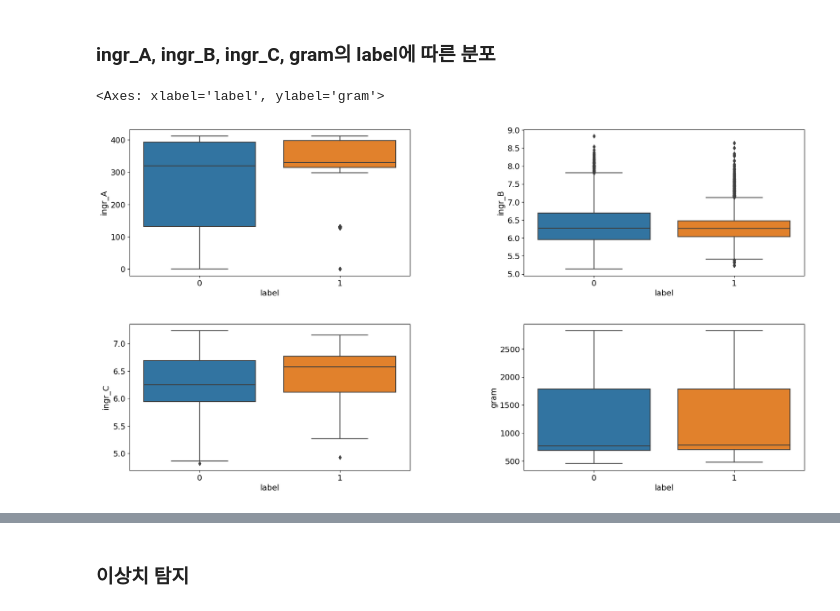
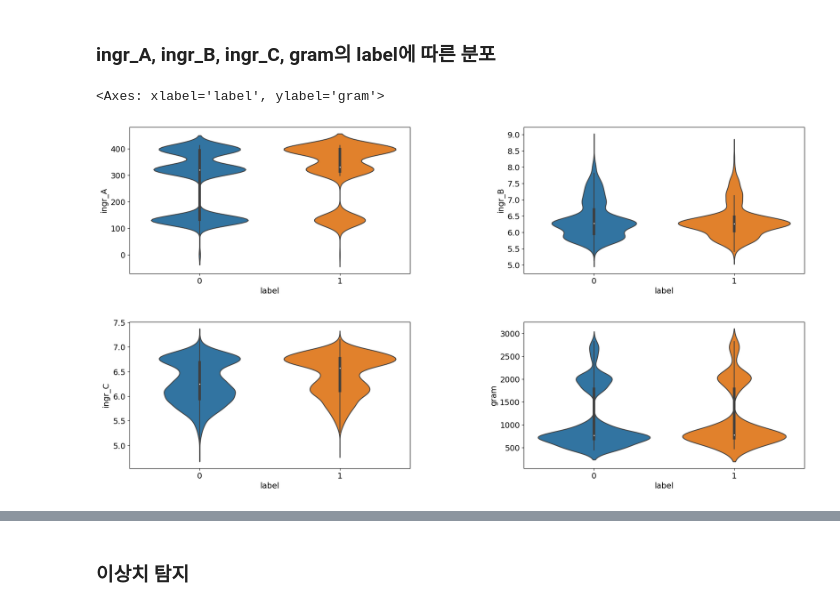
Before and after one commit to JJooKim/detecting_defective_product, a Jupyter notebook: defective_product_classification_.ipynb, the cells around one changed output, grey strips where cells are left out. Saved outputs shown, nothing was run; the diff lists cells and outputs as text; code cells hidden in the pictures.

```diff
--- a/defective_product_classification_.ipynb
+++ b/defective_product_classification_.ipynb
@@ -302,16 +302,16 @@ train[train['wtcd'].isnull()]
 # %%
 mpl.rc('font', size=14)
 mpl.rc('axes', titlesize=15)
 figure, axes = plt.subplots(nrows=2, ncols=2) # 2행 2열 Figure 생성
 plt.tight_layout() # 그래프 사이에 여백 확보
 figure.set_size_inches(20,10) # 전체 Figure 크기를 10 x 9인치로 설정
 
-sns.boxplot(x='label', data=train, y='ingr_A', ax=axes[0,0])
+sns.violinplot(x='label', data=train, y='ingr_A', ax=axes[0,0])
 
 ingr_B_outlier_delete_train = train.drop([1500,4750], axis=0, inplace=False)
-sns.boxplot(x='label', data=ingr_B_outlier_delete_train, y='ingr_B', ax=axes[0,1])
-sns.boxplot(x='label', data=train, y='ingr_C', ax=axes[1,0])
-sns.boxplot(x='label', data=train, y='gram', ax=axes[1,1])
+sns.violinplot(x='label', data=ingr_B_outlier_delete_train, y='ingr_B', ax=axes[0,1])
+sns.violinplot(x='label', data=train, y='ingr_C', ax=axes[1,0])
+sns.violinplot(x='label', data=train, y='gram', ax=axes[1,1])
 # %% [output]
 <Axes: xlabel='label', ylabel='gram'>
-[figure, old version]
+[figure, new version]
```
Also changed, not shown: parts of 16 cells of this notebook.
